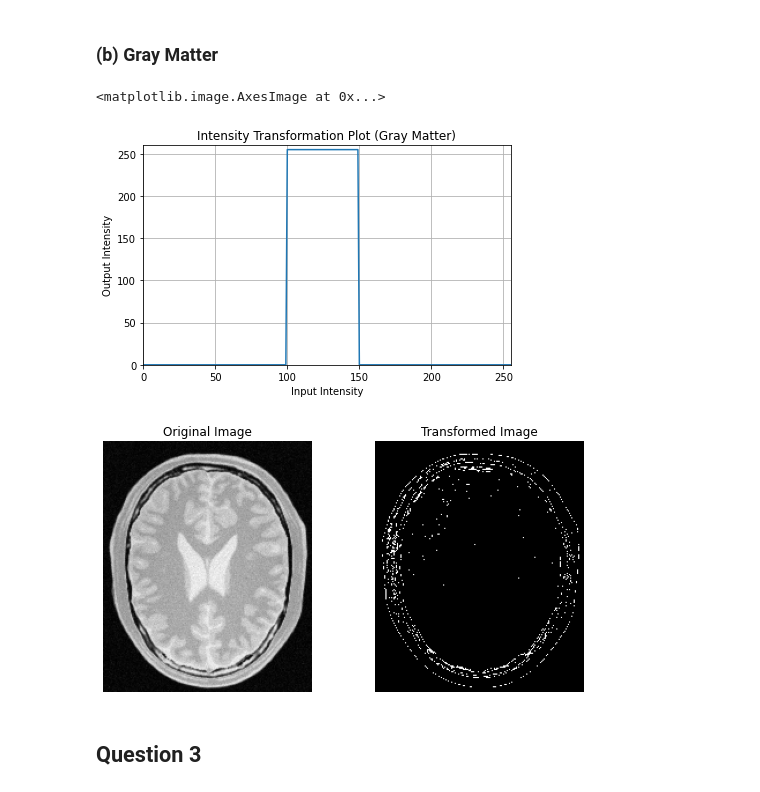
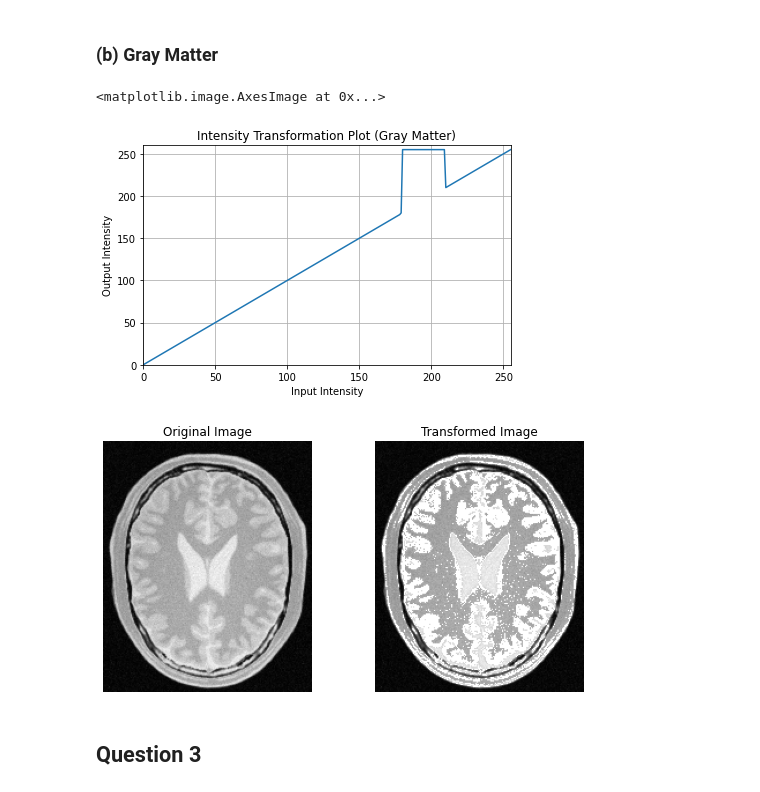
Before and after one commit to vidurawarna/EN2550_CV, a Jupyter notebook: Assignments/Assignment 1/190397E_Assignment1.ipynb, the cells around one changed output. Saved outputs shown, nothing was run; the diff lists cells and outputs as text; code cells hidden in the pictures.

Commit message:
changed intensity plots in brain question, started grabcut question

```diff
--- a/Assignments/Assignment 1/190397E_Assignment1.ipynb
+++ b/Assignments/Assignment 1/190397E_Assignment1.ipynb
@@ -119,9 +121,12 @@ ax[1].imshow(transformed_img_)
 ### (b) Gray Matter
 # %%
 #Creating the transformation array
-T1 = np.linspace(0,0,100)
-T2 = np.linspace(255,255,50)
-T3 = np.linspace(0,0,106)
+T1 = np.linspace(0,180,180)
+T2 = np.linspace(255,255,30)
+T3 = np.linspace(210,255,46)
+
+'''T1 = np.linspace(0,0,180)
+T2 = np.linspace(180,255,76)'''
 
 #Concatenate sub arrays to get the transformation
 t = np.concatenate((T1,T2,T3),axis = 0).astype(np.uint8)
@@ -130,35 +135,35 @@ t = np.concatenate((T1,T2,T3),axis = 0).astype(np.uint8)
 fig,ax = plt.subplots()
 ax.plot(t)
 ax.grid()
 ax.set_xlim(0,255)
 ax.set_ylim(0,260)
 ax.set_xlabel("Input Intensity")
 ax.set_ylabel("Output Intensity")
 ax.set_title("Intensity Transformation Plot (Gray Matter)")
 
 #Read the image using opencv
 img = cv.imread('images/brain_proton_density_slice.png',cv.IMREAD_GRAYSCALE)
 assert img is not None
 
 #apply the transformation using lookup table
 transformed_img = cv.LUT(img,t)
 
 #display images using matplotlib
 plt.rcParams["figure.autolayout"] = True
 fig,ax = plt.subplots(1,2,figsize=(8,4))
 img_ = cv.cvtColor(img,cv.COLOR_BGR2RGB)
 ax[0].axis('off')
 ax[0].set_title("Original Image")
 ax[0].imshow(img_)
 
 transformed_img_ = cv.cvtColor(transformed_img,cv.COLOR_BGR2RGB)
 ax[1].axis('off')
 ax[1].set_title("Transformed Image")
 ax[1].imshow(transformed_img_)
 # %% [output]
 <matplotlib.image.AxesImage at 0x...>
-[figure, old version]
+[figure, new version]
-[figure, old version]
+[figure, new version]
 # %% [markdown]
 ## Question 3
 # %% [markdown]
```
Also changed, not shown: parts of 3 cells of this notebook.
